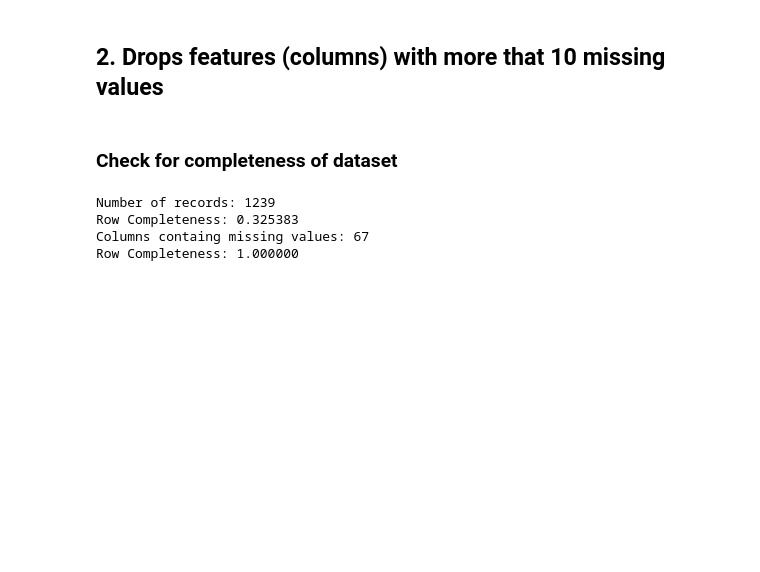
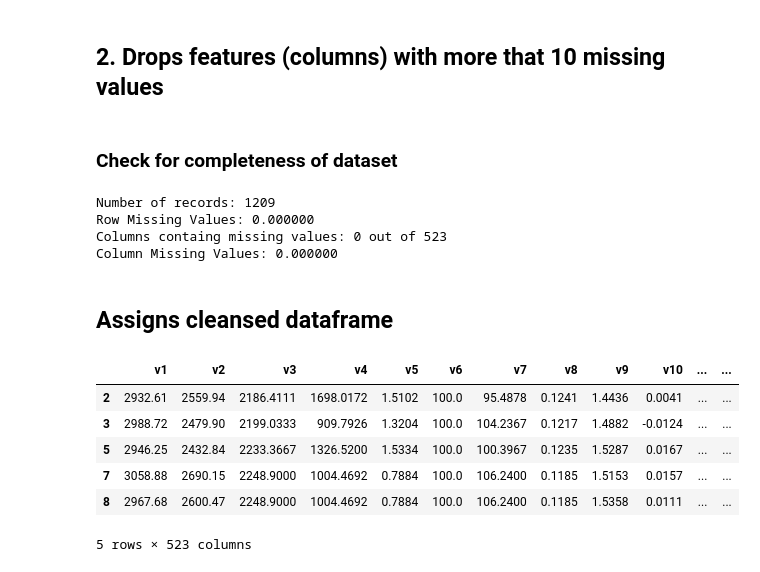
Before and after one commit to mvanegas10/Manufacturing-Process, a Jupyter notebook: CalidadDatos/Preprocessing.ipynb, the cells around one changed output. Drawn from its saved outputs; the diff is of its cells as text; code cells hidden in the pictures; blank space fills up the shorter version.

```diff
--- a/CalidadDatos/Preprocessing.ipynb
+++ b/CalidadDatos/Preprocessing.ipynb
@@ -63,11 +96,24 @@ df_complete_features = df_complete_examples[df_complete_examples.columns[ df_com
 ### Check for completeness of dataset
 # %%
 print('Number of records: %d' % (len(df_complete_features.index)))
-print('Row Completeness: %f' % (row_completeness(df_complete_features)))
-print('Columns containg missing values: %d' % (columns_with_nan(df_complete_features)))
-print('Row Completeness: %f' % (column_completeness(df_complete_features)))
+print('Row Missing Values: %f' % (1 - row_completeness(df_complete_features)))
+print('Columns containg missing values: %d out of %d' % (columns_with_nan(df_complete_features), len(df_complete_features.columns)))
+print('Column Missing Values: %f' % (1 - column_completeness(df_complete_features)))
 # %% [output]
-Number of records: 1239
-Row Completeness: 0.325383
-Columns containg missing values: 67
-Row Completeness: 1.000000
+Number of records: 1209
+Row Missing Values: 0.000000
+Columns containg missing values: 0 out of 523
+Column Missing Values: 0.000000
+# %% [markdown]
+## Assigns cleansed dataframe
+# %%
+df_cleansed = df_complete_features
+df_cleansed.head()
+# %% [output]
+|  | v1 | v2 | v3 | v4 | v5 | v6 | v7 | v8 | v9 | v10 | ... | ... |
+| 2 | 2932.61 | 2559.94 | 2186.4111 | 1698.0172 | 1.5102 | 100.0 | 95.4878 | 0.1241 | 1.4436 | 0.0041 | ... | ... |
+| 3 | 2988.72 | 2479.90 | 2199.0333 | 909.7926 | 1.3204 | 100.0 | 104.2367 | 0.1217 | 1.4882 | -0.0124 | ... | ... |
+| 5 | 2946.25 | 2432.84 | 2233.3667 | 1326.5200 | 1.5334 | 100.0 | 100.3967 | 0.1235 | 1.5287 | 0.0167 | ... | ... |
+| 7 | 3058.88 | 2690.15 | 2248.9000 | 1004.4692 | 0.7884 | 100.0 | 106.2400 | 0.1185 | 1.5153 | 0.0157 | ... | ... |
+| 8 | 2967.68 | 2600.47 | 2248.9000 | 1004.4692 | 0.7884 | 100.0 | 106.2400 | 0.1185 | 1.5358 | 0.0111 | ... | ... |
+5 rows × 523 columns
```
Also changed, not shown: parts of 24 cells of this notebook, 1 other file.
